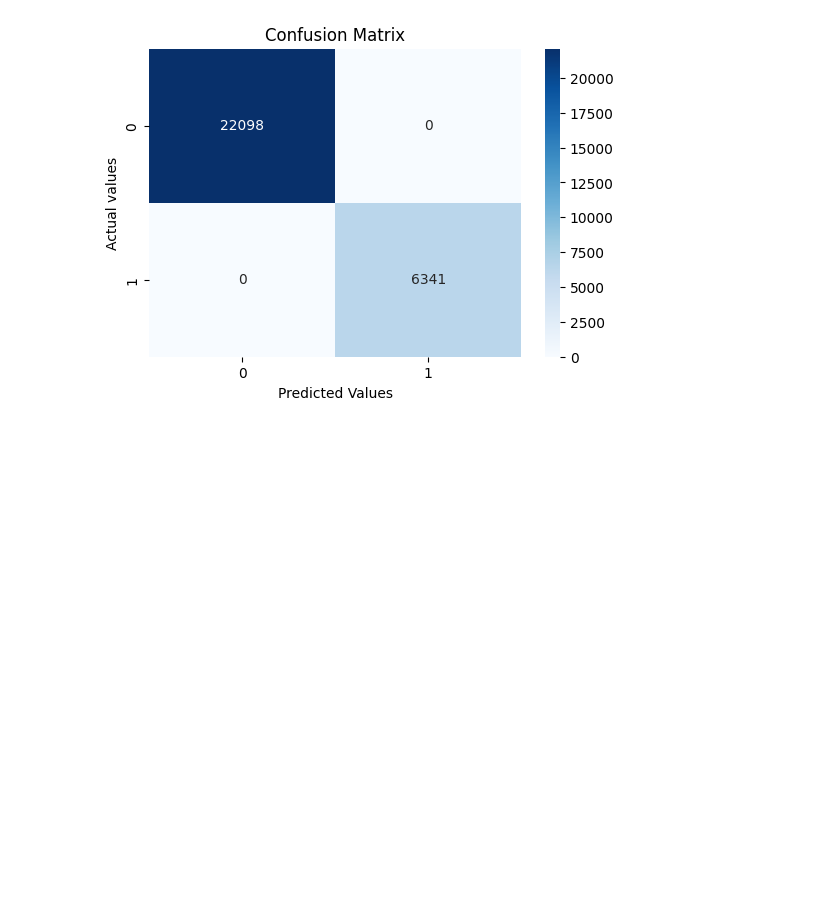
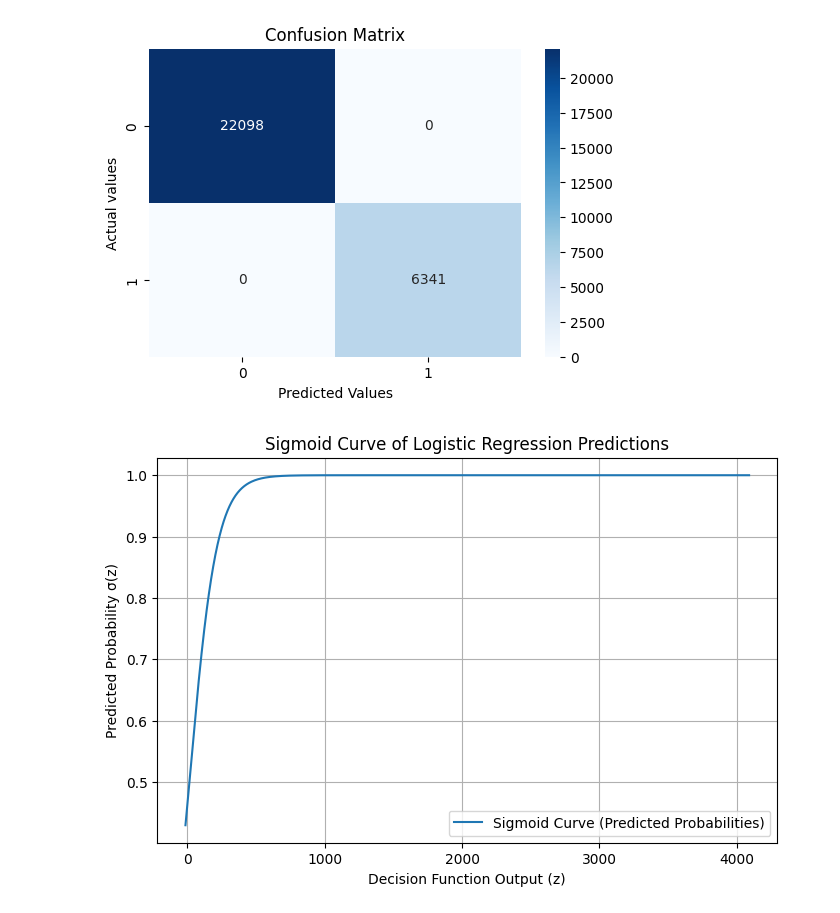
Before and after one commit to SarveshTikekar/CSL701-Machine-Learning, a Jupyter notebook: LogisticRegression.ipynb, the cells around one changed output. Cells and saved outputs as stored; diff of their text form; code cells hidden in the pictures; blank space fills up the shorter version.

Commit message:
Sigmoid Function in Logistic Regression

```diff
--- a/LogisticRegression.ipynb
+++ b/LogisticRegression.ipynb
@@ -352,3 +352,26 @@ Acuuracy is : 100.0 %
 [[22098     0]
  [    0  6341]]
 [figure]
+# %%
+""" Now for the sigmoid function """
+
+from scipy.special import expit
+
+z_scores = lgr.decision_function(X_test)
+z_norm = (z_scores - np.mean(z_scores)) / np.std(z_scores)
+probabilities = expit(z_norm)
+
+sorted_relative_indices = np.argsort(z_scores)
+sorted_probs = probabilities[sorted_relative_indices]
+sorted_z = z_scores[sorted_relative_indices]
+
+plt.figure(figsize=(8, 5))
+plt.plot(sorted_z, sorted_probs, label='Sigmoid Curve (Predicted Probabilities)')
+plt.xlabel('Decision Function Output (z)')
+plt.ylabel('Predicted Probability σ(z)')
+plt.title('Sigmoid Curve of Logistic Regression Predictions')
+plt.grid(True)
+plt.legend()
+plt.show()
+# %% [output]
+[figure, added]
```
Also changed, not shown: parts of 1 cell of this notebook.
